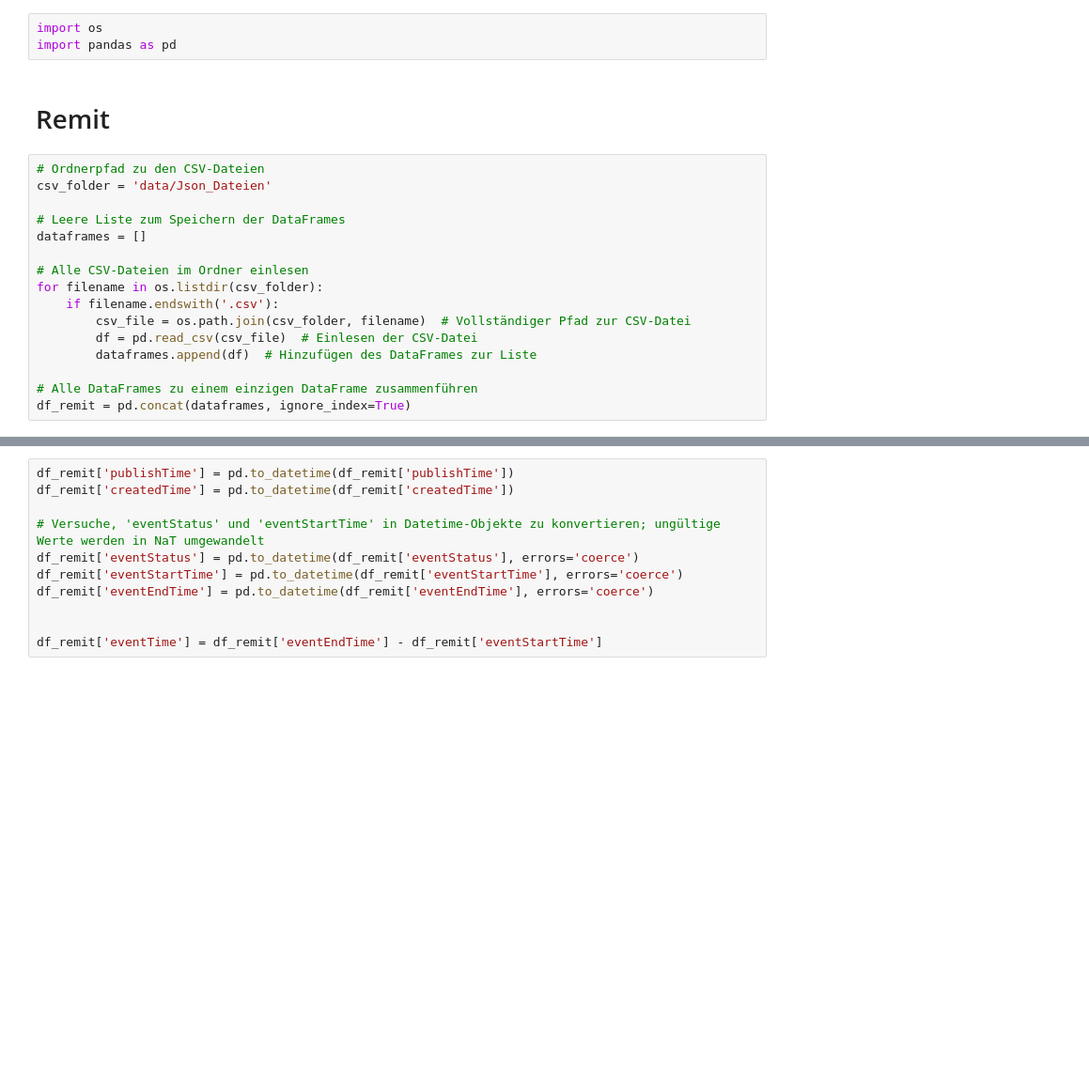
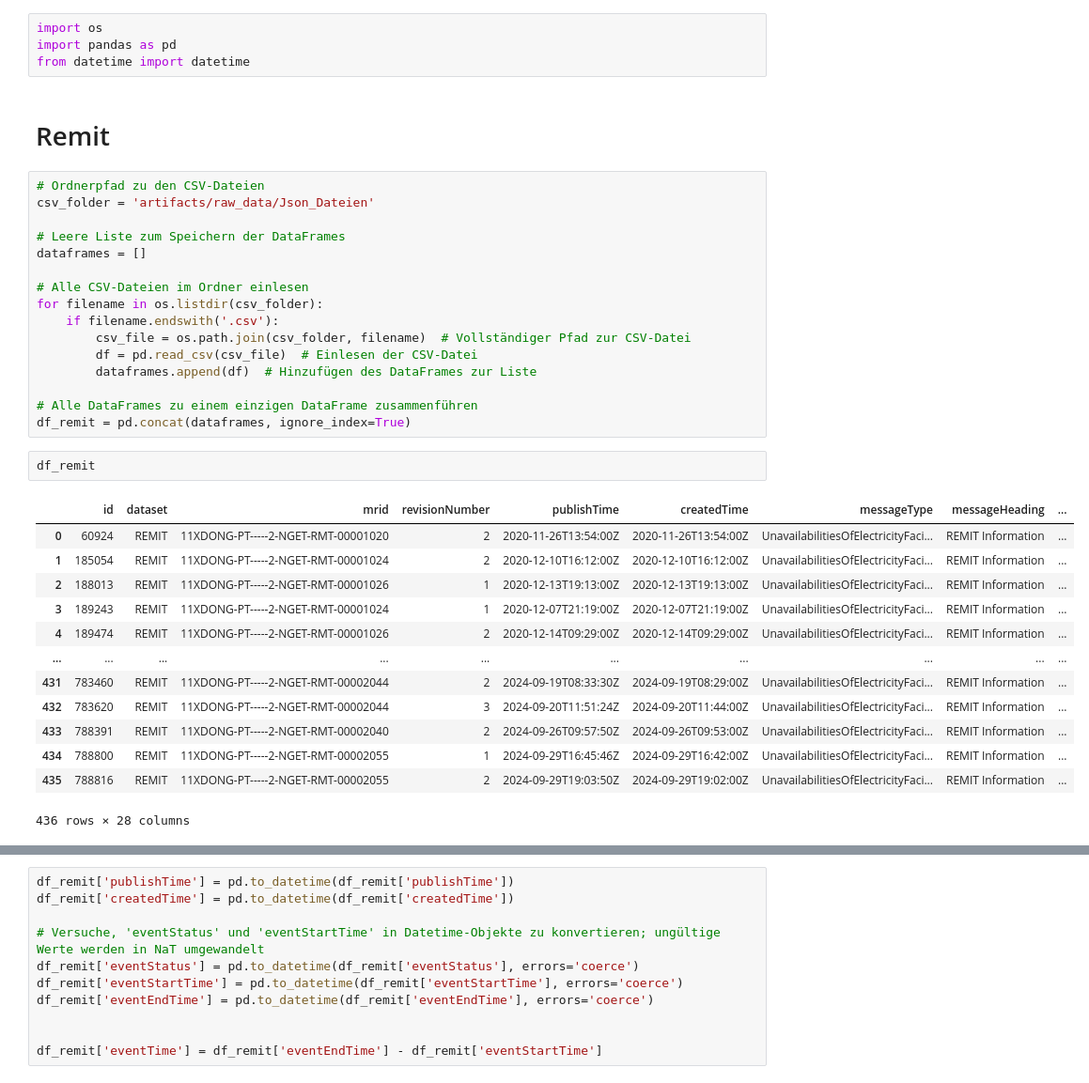
Before and after one commit to tombeihofer23/DoPro2, a Jupyter notebook: reasearch/02_feature_remit.ipynb, the cells around one changed output, grey strips where cells are left out. Shown: that part at 94% size. Drawn from its saved outputs; the diff is of its cells as text; blank space fills up the shorter version.

Commit message:
Remit feature search

```diff
--- a/reasearch/02_feature_remit.ipynb
+++ b/reasearch/02_feature_remit.ipynb
@@ -1,11 +1,12 @@
 # %%
 import os
 import pandas as pd
+from datetime import datetime
 # %% [markdown]
 # Remit
 # %%
 # Ordnerpfad zu den CSV-Dateien
-csv_folder = 'data/Json_Dateien'
+csv_folder = 'artifacts/raw_data/Json_Dateien'
 
 # Leere Liste zum Speichern der DataFrames
 dataframes = []
@@ -19,3 +20,19 @@ for filename in os.listdir(csv_folder):
 
 # Alle DataFrames zu einem einzigen DataFrame zusammenführen
 df_remit = pd.concat(dataframes, ignore_index=True)
+# %%
+df_remit
+# %% [output]
+|  | id | dataset | mrid | revisionNumber | publishTime | createdTime | messageType | messageHeading | ... |
+| 0 | 60924 | REMIT | 11XDONG-PT-----2-NGET-RMT-00001020 | 2 | 2020-11-26T13:54:00Z | 2020-11-26T13:54:00Z | UnavailabilitiesOfElectricityFaci... | REMIT Information | ... |
+| 1 | 185054 | REMIT | 11XDONG-PT-----2-NGET-RMT-00001024 | 2 | 2020-12-10T16:12:00Z | 2020-12-10T16:12:00Z | UnavailabilitiesOfElectricityFaci... | REMIT Information | ... |
+| 2 | 188013 | REMIT | 11XDONG-PT-----2-NGET-RMT-00001026 | 1 | 2020-12-13T19:13:00Z | 2020-12-13T19:13:00Z | UnavailabilitiesOfElectricityFaci... | REMIT Information | ... |
+| 3 | 189243 | REMIT | 11XDONG-PT-----2-NGET-RMT-00001024 | 1 | 2020-12-07T21:19:00Z | 2020-12-07T21:19:00Z | UnavailabilitiesOfElectricityFaci... | REMIT Information | ... |
+| 4 | 189474 | REMIT | 11XDONG-PT-----2-NGET-RMT-00001026 | 2 | 2020-12-14T09:29:00Z | 2020-12-14T09:29:00Z | UnavailabilitiesOfElectricityFaci... | REMIT Information | ... |
+| ... | ... | ... | ... | ... | ... | ... | ... | ... | ... |
+| 431 | 783460 | REMIT | 11XDONG-PT-----2-NGET-RMT-00002044 | 2 | 2024-09-19T08:33:30Z | 2024-09-19T08:29:00Z | UnavailabilitiesOfElectricityFaci... | REMIT Information | ... |
+| 432 | 783620 | REMIT | 11XDONG-PT-----2-NGET-RMT-00002044 | 3 | 2024-09-20T11:51:24Z | 2024-09-20T11:44:00Z | UnavailabilitiesOfElectricityFaci... | REMIT Information | ... |
+| 433 | 788391 | REMIT | 11XDONG-PT-----2-NGET-RMT-00002040 | 2 | 2024-09-26T09:57:50Z | 2024-09-26T09:53:00Z | UnavailabilitiesOfElectricityFaci... | REMIT Information | ... |
+| 434 | 788800 | REMIT | 11XDONG-PT-----2-NGET-RMT-00002055 | 1 | 2024-09-29T16:45:46Z | 2024-09-29T16:42:00Z | UnavailabilitiesOfElectricityFaci... | REMIT Information | ... |
+| 435 | 788816 | REMIT | 11XDONG-PT-----2-NGET-RMT-00002055 | 2 | 2024-09-29T19:03:50Z | 2024-09-29T19:02:00Z | UnavailabilitiesOfElectricityFaci... | REMIT Information | ... |
+436 rows × 28 columns
```
Also changed, not shown: parts of 14 cells of this notebook.
